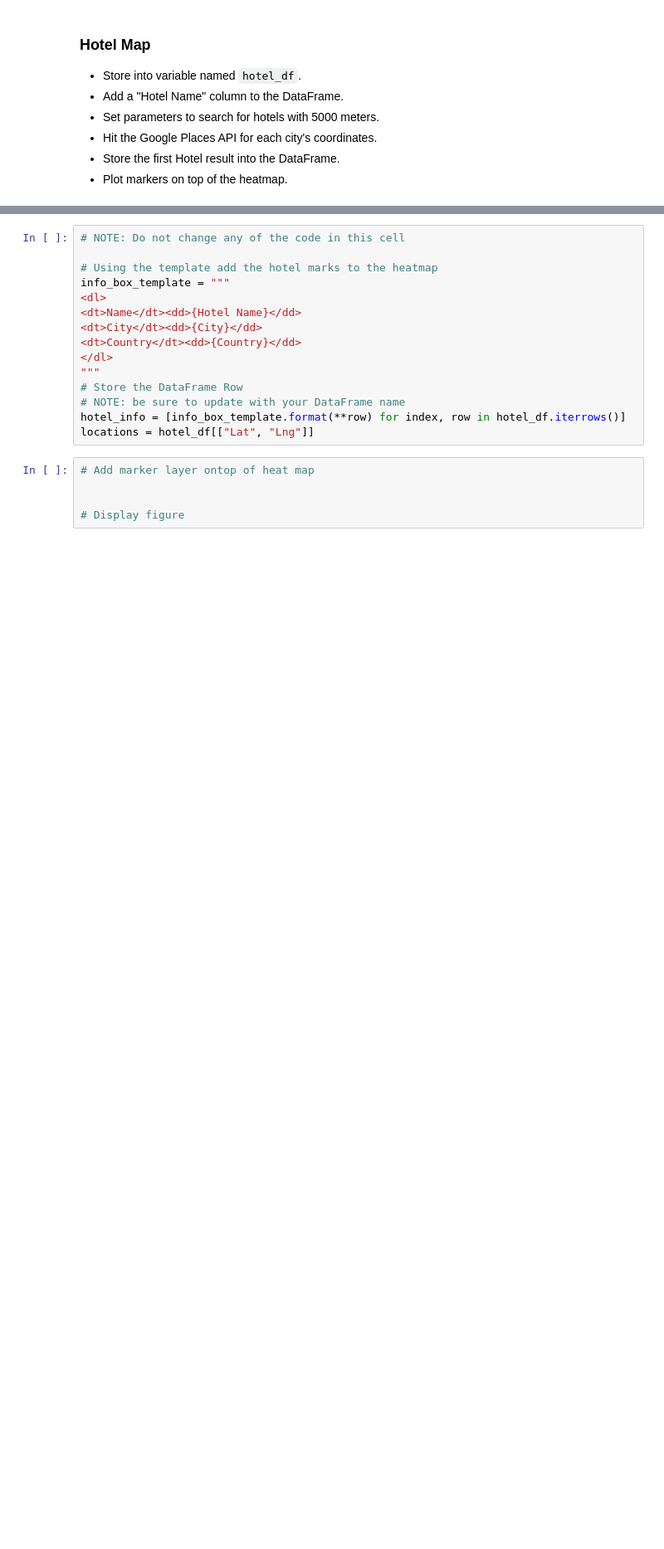
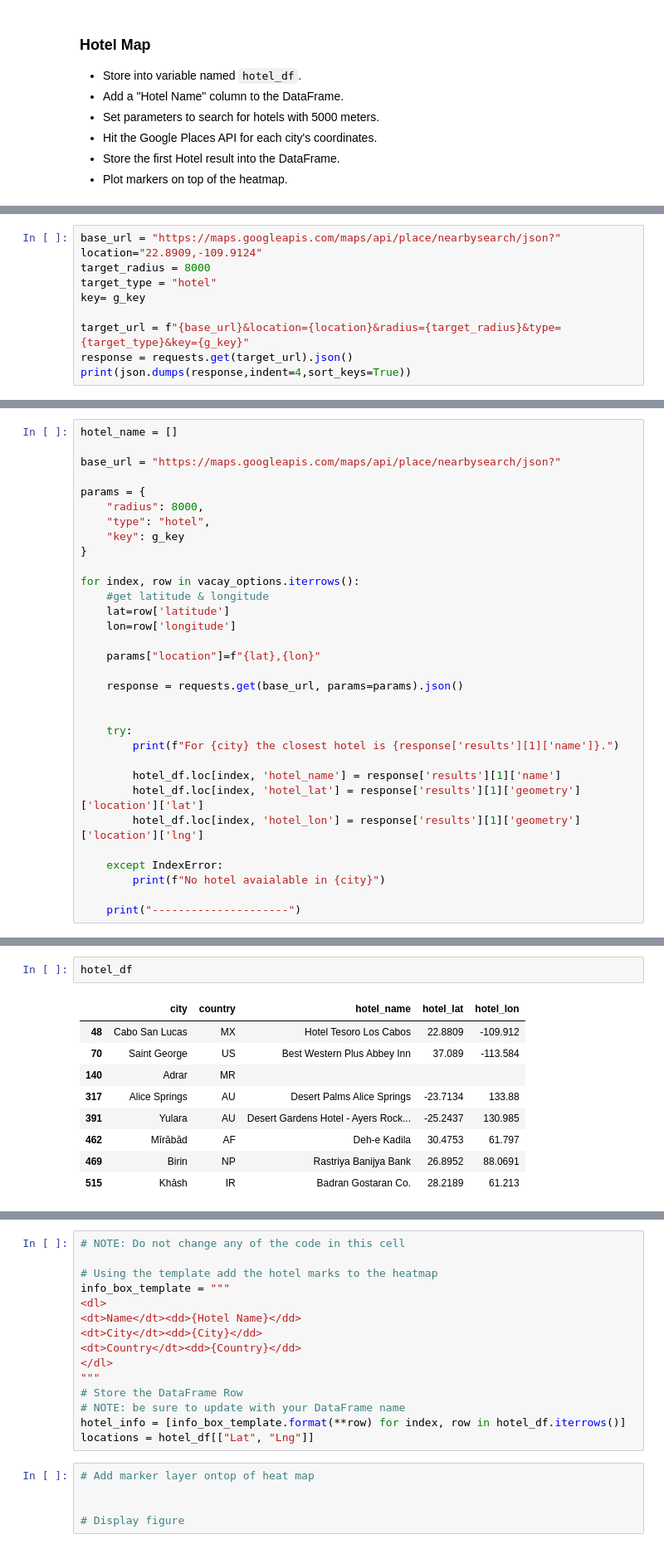
Before and after one commit to rketchum95/python_api, a Jupyter notebook: VacationPy/VacationPy.ipynb, the cells around one changed output, grey strips where cells are left out. Shown: that part at 83% size. Saved outputs shown, nothing was run; the diff lists cells and outputs as text; blank space fills up the shorter version.

```diff
--- a/VacationPy/VacationPy.ipynb
+++ b/VacationPy/VacationPy.ipynb
@@ -118,0 +109,10 @@ vacay_options
+# %%
+base_url = "https://maps.googleapis.com/maps/api/place/nearbysearch/json?"
+location="22.8909,-109.9124"
+target_radius = 8000
+target_type = "hotel"
+key= g_key
+
+target_url = f"{base_url}&location={location}&radius={target_radius}&type={target_type}&key={g_key}"
+response = requests.get(target_url).json()
+print(json.dumps(response,indent=4,sort_keys=True))
@@ -118,0 +141,32 @@ vacay_options
+# %%
+hotel_name = []
+
+base_url = "https://maps.googleapis.com/maps/api/place/nearbysearch/json?"
+
+params = {
+    "radius": 8000,
+    "type": "hotel",
+    "key": g_key
+}
+
+for index, row in vacay_options.iterrows():
+    #get latitude & longitude
+    lat=row['latitude']
+    lon=row['longitude']
+
+    params["location"]=f"{lat},{lon}"
+
+    response = requests.get(base_url, params=params).json()
+
+
+    try:
+        print(f"For {city} the closest hotel is {response['results'][1]['name']}.")
+
+        hotel_df.loc[index, 'hotel_name'] = response['results'][1]['name']
+        hotel_df.loc[index, 'hotel_lat'] = response['results'][1]['geometry']['location']['lat']
+        hotel_df.loc[index, 'hotel_lon'] = response['results'][1]['geometry']['location']['lng']
+
+    except IndexError:
+        print(f"No hotel avaialable in {city}")
+
+    print("---------------------")
@@ -118,0 +190,12 @@ vacay_options
+# %%
+hotel_df
+# %% [output]
+|  | city | country | hotel_name | hotel_lat | hotel_lon |
+| 48 | Cabo San Lucas | MX | Hotel Tesoro Los Cabos | 22.8809 | -109.912 |
+| 70 | Saint George | US | Best Western Plus Abbey Inn | 37.089 | -113.584 |
+| 140 | Adrar | MR |  |  |  |
+| 317 | Alice Springs | AU | Desert Palms Alice Springs | -23.7134 | 133.88 |
+| 391 | Yulara | AU | Desert Gardens Hotel - Ayers Rock... | -25.2437 | 130.985 |
+| 462 | Mīrābād | AF | Deh-e Kadila | 30.4753 | 61.797 |
+| 469 | Birin | NP | Rastriya Banijya Bank | 26.8952 | 88.0691 |
+| 515 | Khāsh | IR | Badran Gostaran Co. | 28.2189 | 61.213 |
```
Also changed, not shown: parts of 12 cells of this notebook, 14 other files.
